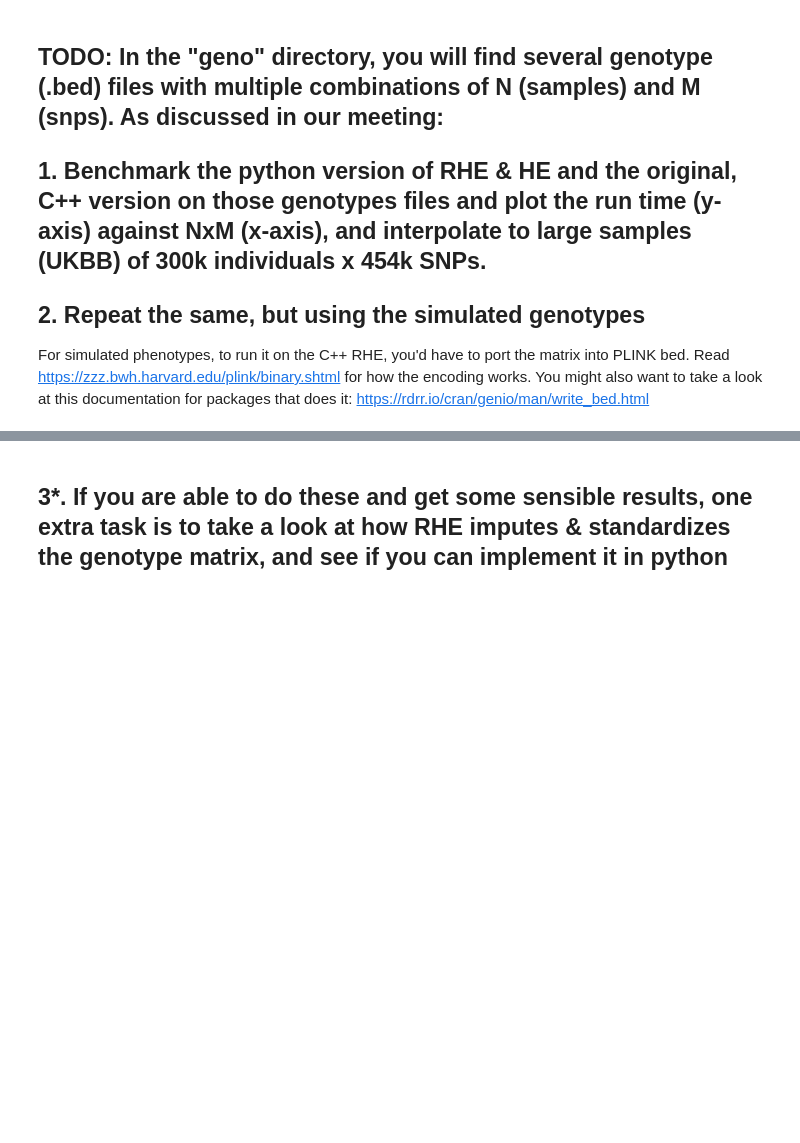
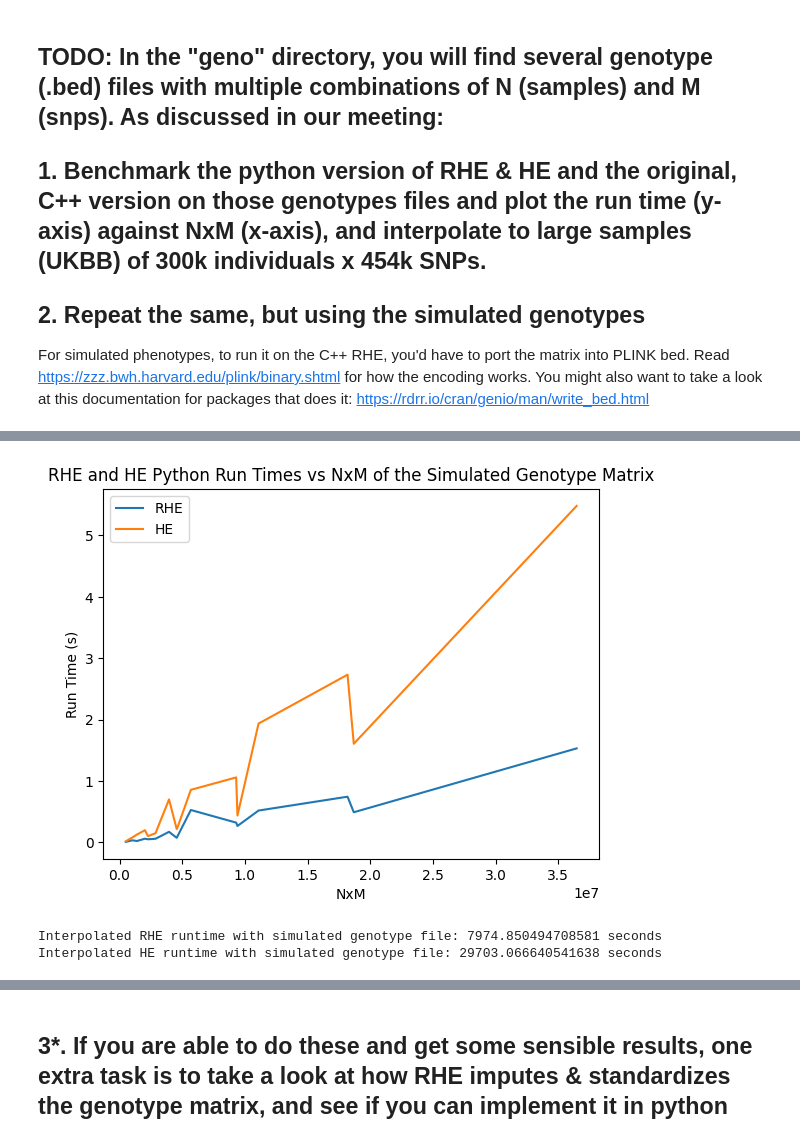
Before and after one commit to sriramlab/PyRHE, a Jupyter notebook: benchmark_naive.ipynb, the cells around one changed output, grey strips where cells are left out. Drawn from its saved outputs; the diff is of its cells as text; code cells hidden in the pictures; blank space fills up the shorter version.

```diff
--- a/benchmark_naive.ipynb
+++ b/benchmark_naive.ipynb
@@ -178,0 +316,10 @@ For simulated phenotypes, to run it on the C++ RHE, you'd have to port the matri
+# %%
+print(nxm_values_tuples_sim)
+
+data = list(zip(nxm_values_sim, rhe_runtimes_sim, he_runtimes_sim))
+sorted_data = sorted(data, key=lambda x: x[0])
+sorted_nxm_values_sim, sorted_rhe_runtimes_sim, sorted_he_runtimes_sim = zip(*sorted_data)
+
+print(sorted_nxm_values_sim)
+print(sorted_rhe_runtimes_sim)
+print(sorted_he_runtimes_sim)
@@ -178,0 +331,25 @@ For simulated phenotypes, to run it on the C++ RHE, you'd have to port the matri
+# %%
+plt.plot(sorted_nxm_values_sim, sorted_rhe_runtimes_sim, label='RHE')
+plt.plot(sorted_nxm_values_sim, sorted_he_runtimes_sim, label='HE')
+plt.xlabel('NxM')
+plt.ylabel('Run Time (s)')
+plt.title('RHE and HE Python Run Times vs NxM of the Simulated Genotype Matrix')
+plt.legend()
+plt.show()
+# %% [output]
+[figure, added]
+# %%
+ukbb_N = 300000
+ukbb_M = 454000
+
+rhe_interp_func = interp1d(sorted_nxm_values_sim, sorted_rhe_runtimes_sim, fill_value='extrapolate')
+he_interp_func = interp1d(sorted_nxm_values_sim, sorted_he_runtimes_sim, fill_value='extrapolate')
+
+rhe_interpolated = rhe_interp_func(ukbb_N * ukbb_M )
+he_interpolated = he_interp_func(ukbb_N * ukbb_M )
+
+print(f"Interpolated RHE runtime with simulated genotype file: {rhe_interpolated} seconds")
+print(f"Interpolated HE runtime with simulated genotype file: {he_interpolated} seconds")
+# %% [output]
+Interpolated RHE runtime with simulated genotype file: 7974.850494708581 seconds
+Interpolated HE runtime with simulated genotype file: 29703.066640541638 seconds
```
Also changed, not shown: parts of 19 cells of this notebook, 1 other file.
